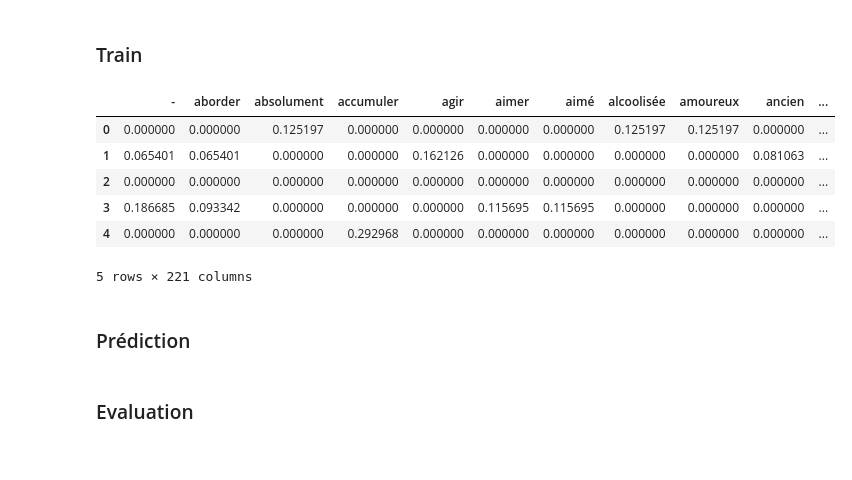
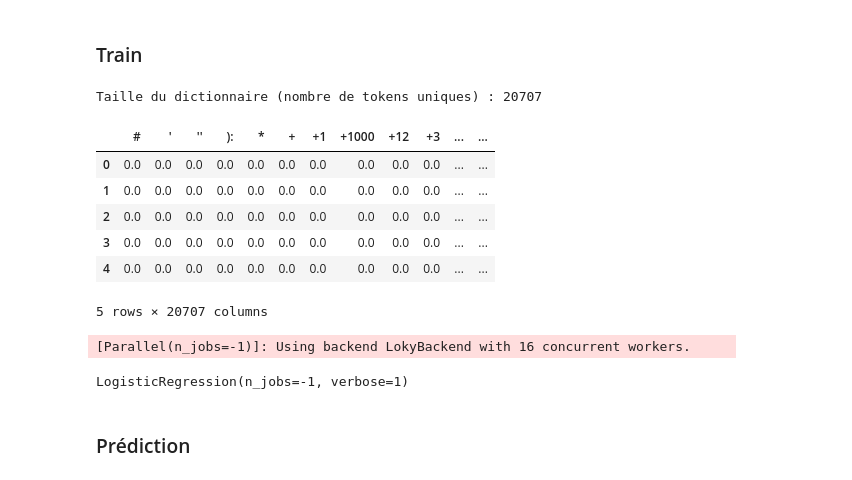
Before and after one commit to mchianale/datamining_project, a Jupyter notebook: tf-idf.ipynb, the cells around one changed output. Cells and saved outputs as stored; diff of their text form; code cells hidden in the pictures.

```diff
--- a/tf-idf.ipynb
+++ b/tf-idf.ipynb
@@ -564,8 +573,12 @@ X_test, y_test = deleteEmpty(list(X_test), list(y_test))
 # %% [markdown]
 ### Train
 # %%
-vectorizer = TfidfVectorizer(tokenizer=lambda text: text.split())
-X_train_tfidf = vectorizer.fit_transform(X_train)
+def split_(text):
+    return text.split()
+vectorizer = TfidfVectorizer(tokenizer=split_)
+X_train_tfidf = vectorizer.fit_transform(X_train).toarray()
 # %%
-vocab_size = len(vectorizer.named_steps['tfidf'].vocabulary_)
+vocab_size = len(vectorizer.vocabulary_)
 print(f"Taille du dictionnaire (nombre de tokens uniques) : {vocab_size}")
+# %% [output]
+Taille du dictionnaire (nombre de tokens uniques) : 20707
@@ -572,17 +587,22 @@ print(f"Taille du dictionnaire (nombre de tokens uniques) : {vocab_size}")
 # %%
 # exemple de tf - idf sur test
-X_test_tfidf = vectorizer.transform(X_test[:5])
-df_tfidf = pd.DataFrame(X_test_tfidf.toarray(), columns=vectorizer.get_feature_names_out())
-df_tfidf.head()
+X_test_tfidf = vectorizer.transform(X_test).toarray()
+df_test_tfidf = pd.DataFrame(X_test_tfidf, columns=vectorizer.get_feature_names_out())
+df_test_tfidf.head()
 # %% [output]
-|  | - | aborder | absolument | accumuler | agir | aimer | aimé | alcoolisée | amoureux | ancien | ... |
-| 0 | 0.000000 | 0.000000 | 0.125197 | 0.000000 | 0.000000 | 0.000000 | 0.000000 | 0.125197 | 0.125197 | 0.000000 | ... |
-| 1 | 0.065401 | 0.065401 | 0.000000 | 0.000000 | 0.162126 | 0.000000 | 0.000000 | 0.000000 | 0.000000 | 0.081063 | ... |
-| 2 | 0.000000 | 0.000000 | 0.000000 | 0.000000 | 0.000000 | 0.000000 | 0.000000 | 0.000000 | 0.000000 | 0.000000 | ... |
-| 3 | 0.186685 | 0.093342 | 0.000000 | 0.000000 | 0.000000 | 0.115695 | 0.115695 | 0.000000 | 0.000000 | 0.000000 | ... |
-| 4 | 0.000000 | 0.000000 | 0.000000 | 0.292968 | 0.000000 | 0.000000 | 0.000000 | 0.000000 | 0.000000 | 0.000000 | ... |
+|  | # | ' | '' | ): | * | + | +1 | +1000 | +12 | +3 | ... | ... |
+| 0 | 0.0 | 0.0 | 0.0 | 0.0 | 0.0 | 0.0 | 0.0 | 0.0 | 0.0 | 0.0 | ... | ... |
+| 1 | 0.0 | 0.0 | 0.0 | 0.0 | 0.0 | 0.0 | 0.0 | 0.0 | 0.0 | 0.0 | ... | ... |
+| 2 | 0.0 | 0.0 | 0.0 | 0.0 | 0.0 | 0.0 | 0.0 | 0.0 | 0.0 | 0.0 | ... | ... |
+| 3 | 0.0 | 0.0 | 0.0 | 0.0 | 0.0 | 0.0 | 0.0 | 0.0 | 0.0 | 0.0 | ... | ... |
+| 4 | 0.0 | 0.0 | 0.0 | 0.0 | 0.0 | 0.0 | 0.0 | 0.0 | 0.0 | 0.0 | ... | ... |
-5 rows × 221 columns
+5 rows × 20707 columns
+# %%
+# le classifier
+clf = LogisticRegression(n_jobs=-1, verbose=1)
+clf.fit(X_train_tfidf, y_train)
+# %% [output]
+[Parallel(n_jobs=-1)]: Using backend LokyBackend with 16 concurrent workers.
+LogisticRegression(n_jobs=-1, verbose=1)
 # %% [markdown]
 ### Prédiction
-# %% [markdown]
-### Evaluation
```
Also changed, not shown: parts of 38 cells of this notebook, 14 other files.
